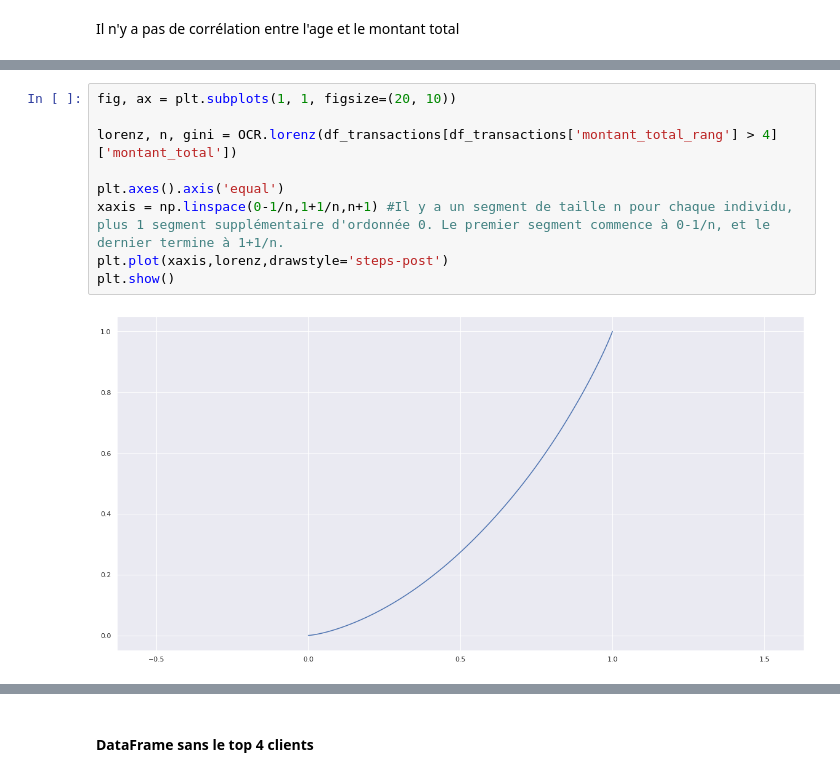
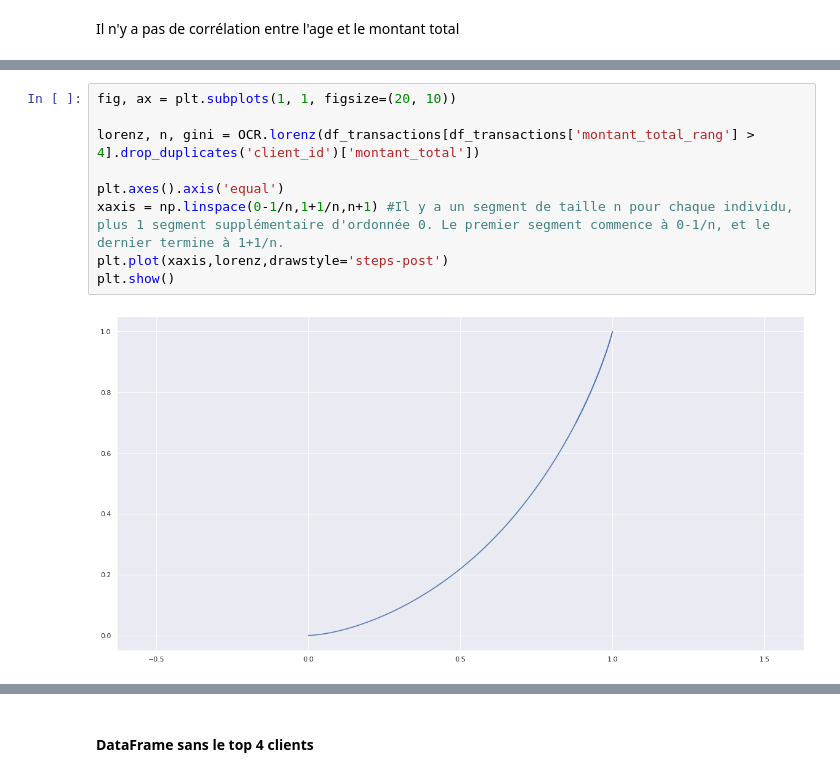
Before and after one commit to FranckDELRUE/OCR-Project-4-DAn, a Jupyter notebook: P4_02_scriptanalyse.ipynb, the cells around one changed output, grey strips where cells are left out. Saved outputs shown, nothing was run; the diff lists cells and outputs as text.

```diff
--- a/P4_02_scriptanalyse.ipynb
+++ b/P4_02_scriptanalyse.ipynb
@@ -601,14 +639,14 @@ f"l'indice de gini est de {gini:0.2f}"
 # %%
 fig, ax = plt.subplots(1, 1, figsize=(20, 10))
 
-lorenz, n, gini = OCR.lorenz(df_transactions[df_transactions['montant_total_rang'] > 4]['montant_total'])
+lorenz, n, gini = OCR.lorenz(df_transactions[df_transactions['montant_total_rang'] > 4].drop_duplicates('client_id')['montant_total'])
 
 plt.axes().axis('equal')
 xaxis = np.linspace(0-1/n,1+1/n,n+1) #Il y a un segment de taille n pour chaque individu, plus 1 segment supplémentaire d'ordonnée 0. Le premier segment commence à 0-1/n, et le dernier termine à 1+1/n.
 plt.plot(xaxis,lorenz,drawstyle='steps-post')
 plt.show()
 # %% [output]
-[figure, old version]
+[figure, new version]
 # %%
 f"l'indice de gini est de {gini:0.2f}"
 # %% [output]
```
Also changed, not shown: parts of 24 cells of this notebook, 11 other files.
